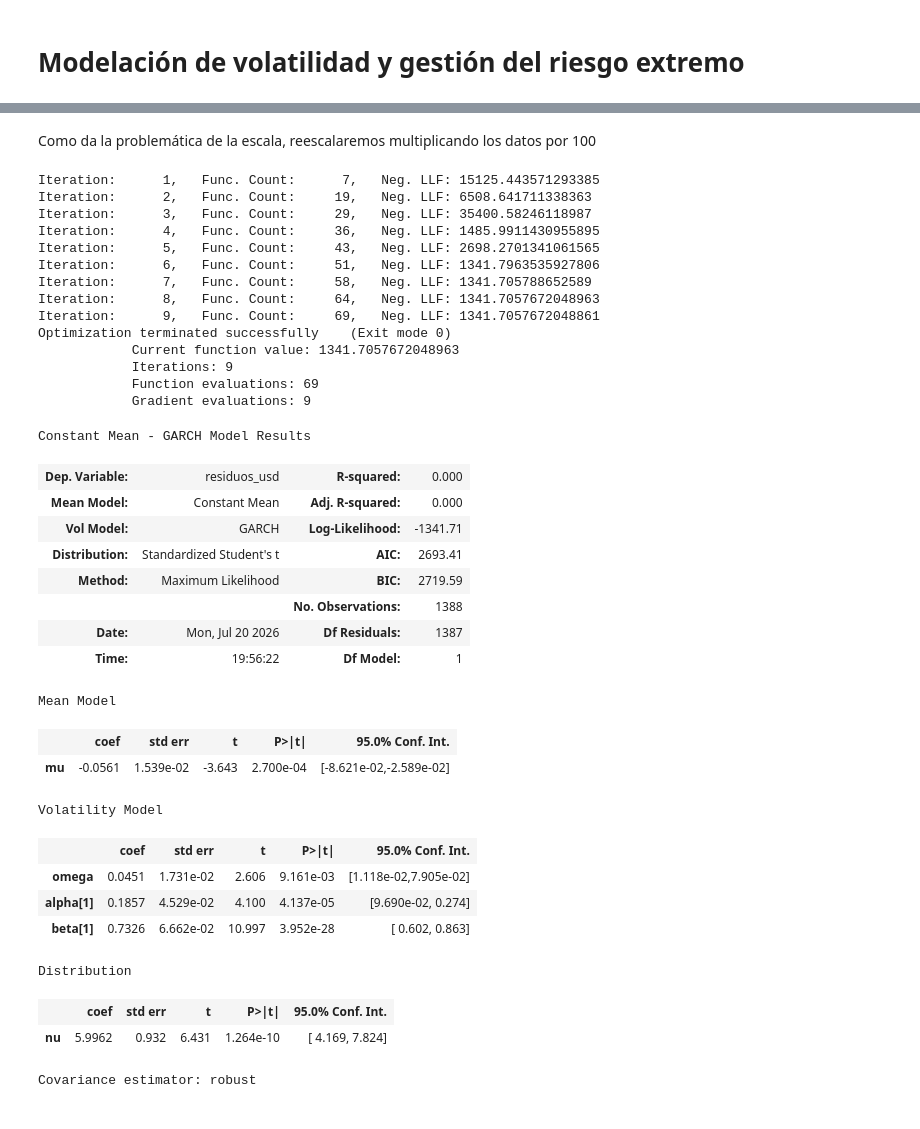
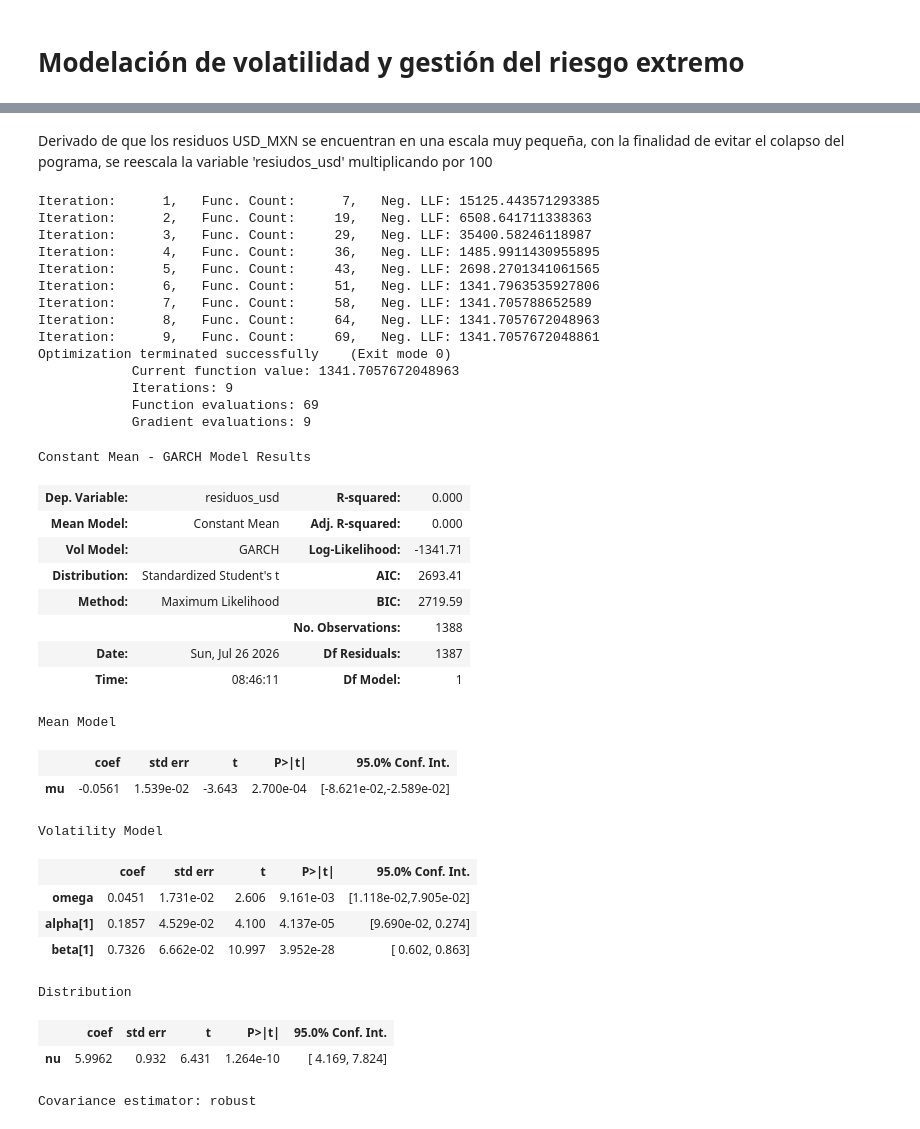
Before and after one commit to mari0ocape1-art/usd-mxn-volatility-switching-ml, a Jupyter notebook: nb2_volatilidad_2.ipynb, the cells around one changed output, grey strips where cells are left out. Drawn from its saved outputs; the diff is of its cells as text; code cells hidden in the pictures.

```diff
--- a/nb2_volatilidad_2.ipynb
+++ b/nb2_volatilidad_2.ipynb
@@ -45,4 +35,4 @@ from arch import arch_model
 # %%
 #importando los Data necesarios para este apartado:
-df_residuos_puros = pd.read_csv('residuos_puros.csv', index_col='Date')
-df_analisis = pd.read_csv('data_analisis_logs.csv', index_col='Date')
+df_residuos_puros_arima = pd.read_csv('residuos_puros_arima.csv', index_col='Date', parse_dates=True)
+df_main_log = pd.read_csv('data_main_log.csv', index_col='Date', parse_dates=True)
@@ -129,43 +39,41 @@ See convergence_flag.
 # %% [markdown]
-Como da la problemática de la escala, reescalaremos multiplicando los datos por 100
+Derivado de que los residuos USD_MXN se encuentran en una escala muy pequeña, con la finalidad de evitar el colapso del pograma, se reescala la variable 'resiudos_usd' multiplicando por 100
 # %%
+# Reescalamiento del residuo de interés
+shocks_usd_escalados = df_residuos_puros_arima['residuos_usd'] * 100
 
-# CORRECCIÓN DE ESCALA SENIOR: Multiplicamos por 100 para transformar a porcentajes directos
-# Esto soluciona de raíz el DataScaleWarning y estabiliza los gradientes numéricos
-shocks_usd_escalados = df_residuos_puros['residuos_usd'] * 100
-
-# 2. Reconfiguramos el Motor GARCH(1,1) con la especificación de t-Student
+# Configuración del motor GARCH(1,1) con la especificación de t-Student
 modelo_garch = arch_model(shocks_usd_escalados, vol='Garch', p=1, q=1, dist='studentst')
 
-# 3. Ejecutamos la optimización MLE (update_freq=1 para ver el avance paso a paso con la nueva escala)
+# 3. Ejecutamos la optimización MLE
 resultado_garch = modelo_garch.fit(update_freq=1)
 
-# Desplegamos el reporte final de coeficientes limpios
+# visualización
 resultado_garch.summary()
 # %% [output]
 Iteration:      1,   Func. Count:      7,   Neg. LLF: 15125.443571293385
 Iteration:      2,   Func. Count:     19,   Neg. LLF: 6508.641711338363
 Iteration:      3,   Func. Count:     29,   Neg. LLF: 35400.58246118987
 Iteration:      4,   Func. Count:     36,   Neg. LLF: 1485.9911430955895
 Iteration:      5,   Func. Count:     43,   Neg. LLF: 2698.2701341061565
 Iteration:      6,   Func. Count:     51,   Neg. LLF: 1341.7963535927806
 Iteration:      7,   Func. Count:     58,   Neg. LLF: 1341.705788652589
 Iteration:      8,   Func. Count:     64,   Neg. LLF: 1341.7057672048963
 Iteration:      9,   Func. Count:     69,   Neg. LLF: 1341.7057672048861
 Optimization terminated successfully    (Exit mode 0)
             Current function value: 1341.7057672048963
             Iterations: 9
             Function evaluations: 69
             Gradient evaluations: 9
 Constant Mean - GARCH Model Results
 | Dep. Variable: | residuos_usd | R-squared: | 0.000 |
 | Mean Model: | Constant Mean | Adj. R-squared: | 0.000 |
 | Vol Model: | GARCH | Log-Likelihood: | -1341.71 |
 | Distribution: | Standardized Student's t | AIC: | 2693.41 |
 | Method: | Maximum Likelihood | BIC: | 2719.59 |
 |  |  | No. Observations: | 1388 |
-| Date: | Mon, Jul 20 2026 | Df Residuals: | 1387 |
-| Time: | 19:56:22 | Df Model: | 1 |
+| Date: | Sun, Jul 26 2026 | Df Residuals: | 1387 |
+| Time: | 08:46:11 | Df Model: | 1 |
 Mean Model
 |  | coef | std err | t | P>|t| | 95.0% Conf. Int. |
 | mu | -0.0561 | 1.539e-02 | -3.643 | 2.700e-04 | [-8.621e-02,-2.589e-02] |
```
Also changed, not shown: parts of 35 cells of this notebook.
